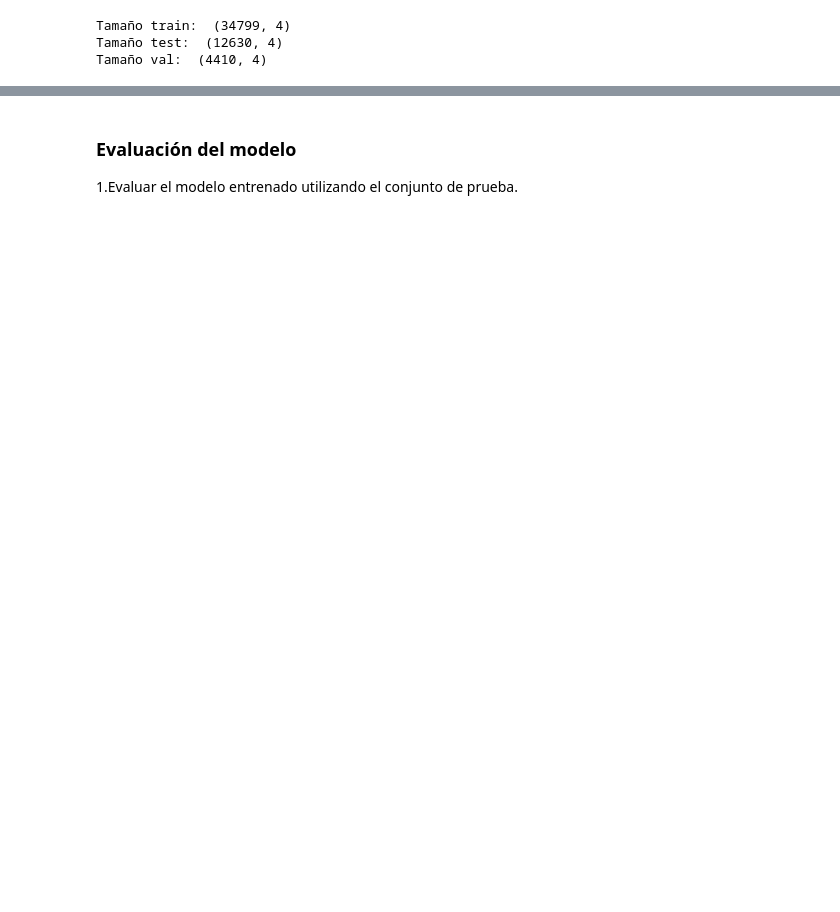
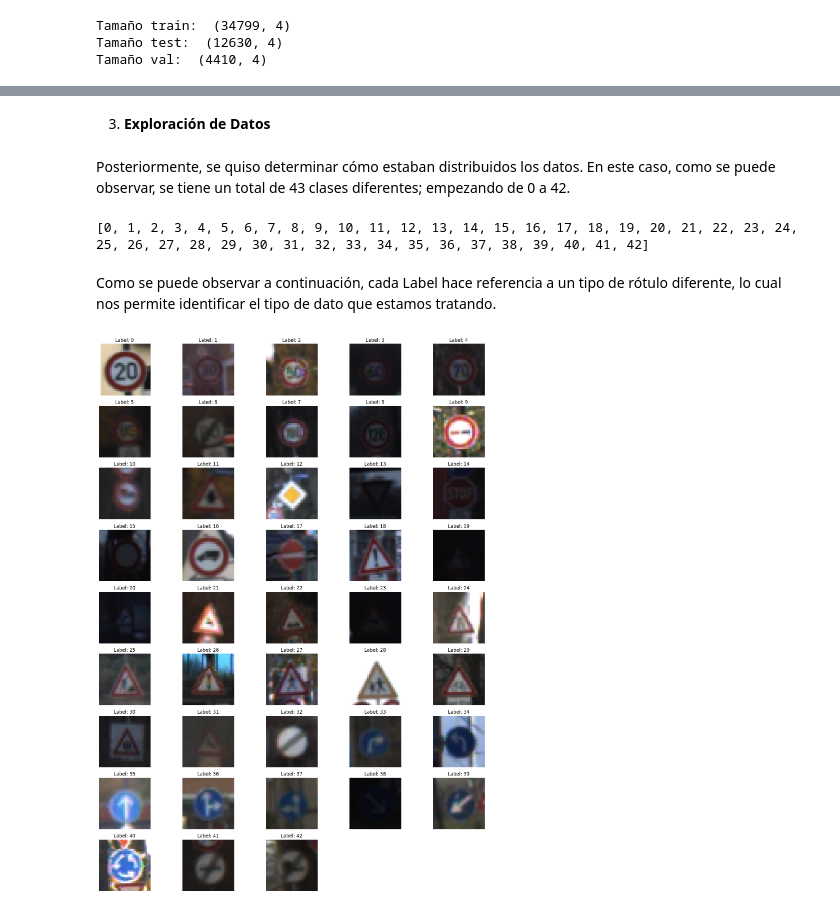
Before and after one commit to stefanoaragoni/lab2_datascience, a Jupyter notebook: lab2.ipynb, the cells around one changed output, grey strips where cells are left out. Cells and saved outputs as stored; diff of their text form; code cells hidden in the pictures; blank space fills up the shorter version.

```diff
--- a/lab2.ipynb
+++ b/lab2.ipynb
@@ -458,3 +110,47 @@ Epoch 10/10
-# %% [markdown]
-###  Evaluación del modelo
-1.Evaluar el modelo entrenado utilizando el conjunto de prueba.
+# %% [markdown]
+3. **Exploración de Datos**
+# %% [markdown]
+Posteriormente, se quiso determinar cómo estaban distribuidos los datos. En este caso, como se puede observar, se tiene un total de 43 clases diferentes; empezando de 0 a 42.
+# %%
+# Combinar todos los dataframes en uno solo
+complete_df = pd.concat([train_df, test_df, val_df], axis=0)
+
+# Lista de labels únicos
+labels_unicos = complete_df['labels'].unique().tolist()
+labels_unicos.sort()
+
+print(labels_unicos)
+# %% [output]
+[0, 1, 2, 3, 4, 5, 6, 7, 8, 9, 10, 11, 12, 13, 14, 15, 16, 17, 18, 19, 20, 21, 22, 23, 24, 25, 26, 27, 28, 29, 30, 31, 32, 33, 34, 35, 36, 37, 38, 39, 40, 41, 42]
+# %% [markdown]
+Como se puede observar a continuación, cada Label hace referencia a un tipo de rótulo diferente, lo cual nos permite identificar el tipo de dato que estamos tratando.
+# %%
+# Escoge una fotografia de cada clase
+fotos_ejemplo = {}
+for index, row in complete_df.iterrows():
+    pixeles_img = row['features']
+    label_img = row['labels']
+
+    if label_img not in fotos_ejemplo:
+        fotos_ejemplo[label_img] = pixeles_img
+
+# Ordena las fotos por label
+fotos_ejemplo = dict(sorted(fotos_ejemplo.items()))
+
+# Muestra las fotos
+fig, axes = plt.subplots(9, 5, figsize=(15, 20))
+for i, ax in enumerate(axes.flat):
+    if i < len(fotos_ejemplo):
+        label = list(fotos_ejemplo.keys())[i]
+        pixeles_img = fotos_ejemplo[label]
+
+        ax.imshow(pixeles_img)
+        ax.set_title(f'Label: {label}')
+        ax.axis('off')
+    else:
+        ax.axis('off')
+
+plt.tight_layout()
+plt.show()
+# %% [output]
+[figure, added]
```
Also changed, not shown: parts of 52 cells of this notebook, 1 other file.
